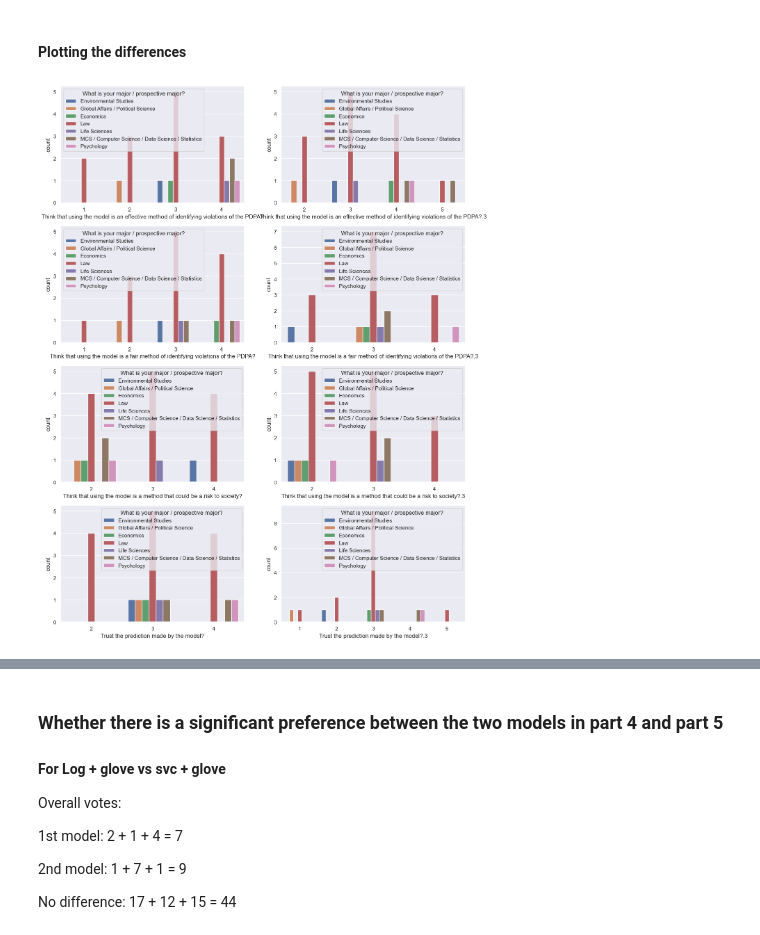
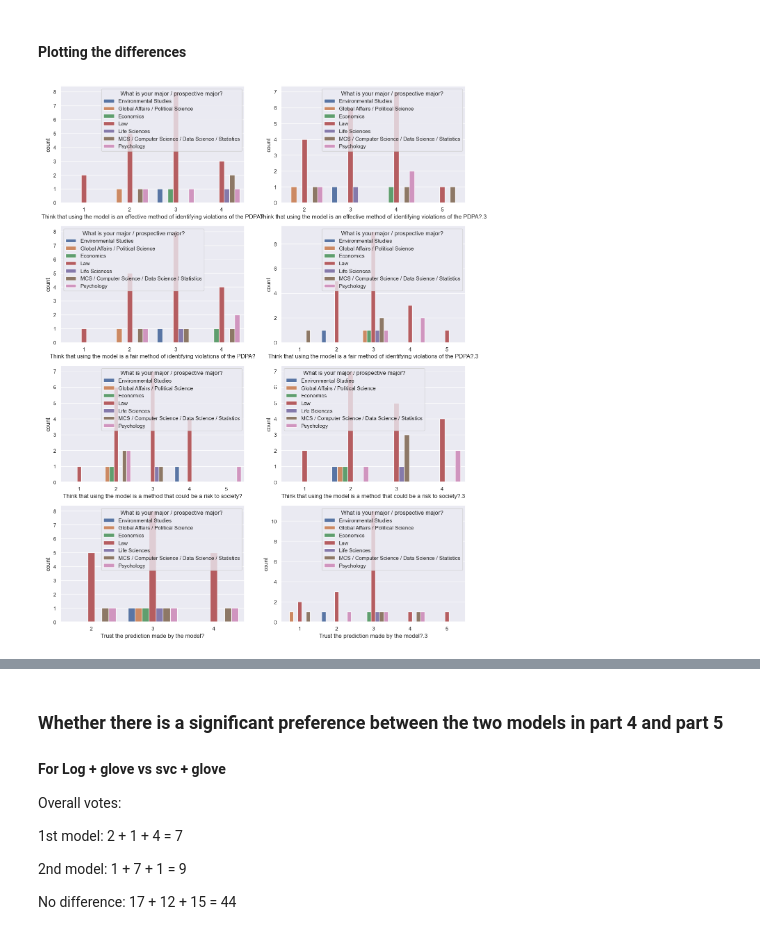
Before and after one commit to TristanKoh/capstone-repo, a Jupyter notebook: code/survey_results.ipynb, the cells around one changed output, grey strips where cells are left out. Drawn from its saved outputs; the diff is of its cells as text; code cells hidden in the pictures.

```diff
--- a/code/survey_results.ipynb
+++ b/code/survey_results.ipynb
@@ -497,27 +517,27 @@ print(stat)
 # %%
 # Comparing for context 1
 fig, ax = plt.subplots(4, 2)
 sns.set(rc={'figure.figsize':(15,20)})
 
 # First question
-sns.countplot(x = 'Think that using the model is an effective method of identifying violatons of the PDPA?', data = df_results, hue = "What is your major / prospective major?", ax = ax[0, 0])
-sns.countplot(x = 'Think that using the model is an effective method of identifying violatiions of the PDPA?.3', data = df_results, hue = "What is your major / prospective major?", ax = ax[0, 1])
+sns.countplot(x = 'Think that using the model is an effective method of identifying violations of the PDPA?', data = df_results, hue = "What is your major / prospective major?", ax = ax[0, 0])
+sns.countplot(x = 'Think that using the model is an effective method of identifying violations of the PDPA?.3', data = df_results, hue = "What is your major / prospective major?", ax = ax[0, 1])
 
 # Second question
 sns.countplot(x = 'Think that using the model is a fair method of identifying violations of the PDPA?', data = df_results, hue = "What is your major / prospective major?", ax = ax[1, 0])
 sns.countplot(x = 'Think that using the model is a fair method of identifying violations of the PDPA?.3', data = df_results, hue = "What is your major / prospective major?", ax = ax[1, 1])
 
 # third question
 sns.countplot(x = 'Think that using the model is a method that could be a risk to society?', data = df_results, hue = "What is your major / prospective major?", ax = ax[2, 0])
 sns.countplot(x = 'Think that using the model is a method that could be a risk to society?.3', data = df_results, hue = "What is your major / prospective major?", ax = ax[2, 1])
 
 # Fourth question
 sns.countplot(x = 'Trust the prediction made by the model?', data = df_results, hue = "What is your major / prospective major?", ax = ax[3, 0])
 sns.countplot(x = 'Trust the prediction made by the model?.3', data = df_results, hue = "What is your major / prospective major?", ax = ax[3, 1])
 
 plt.show()
 # %% [output]
-[figure, old version]
+[figure, new version]
 # %%
 # Comparing for context 1
 fig, ax = plt.subplots(4, 2)
```
Also changed, not shown: parts of 50 cells of this notebook, 1 other file.
